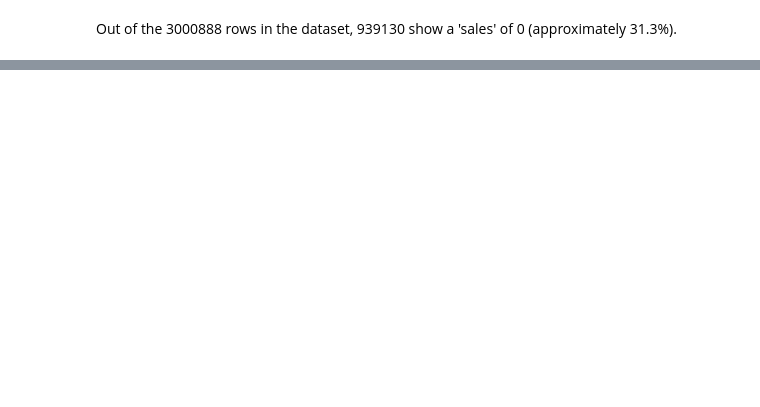
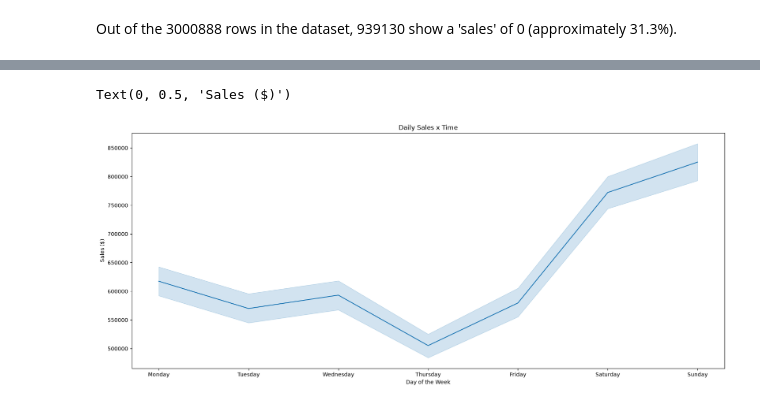
Before and after one commit to nachospreafico/store-sales-forecasting, a Jupyter notebook: notebooks/01_eda.ipynb, the cells around one changed output, grey strips where cells are left out. Saved outputs shown, nothing was run; the diff lists cells and outputs as text; code cells hidden in the pictures; blank space fills up the shorter version.

```diff
--- a/notebooks/01_eda.ipynb
+++ b/notebooks/01_eda.ipynb
@@ -141,0 +234,21 @@ Out of the 3000888 rows in the dataset, 939130 show a 'sales' of 0 (approximatel
+# %%
+sales_by_date["week_day_name"] = sales_by_date["date"].dt.day_name()
+# %%
+sales_by_date["week_day_name"] = pd.Categorical(
+    sales_by_date["week_day_name"],
+    categories=weekday_order,
+    ordered=True
+)
+
+plt.figure(figsize=(20, 8))
+sns.lineplot(
+    data=sales_by_date,
+    x="week_day_name",
+    y="total_sales"
+)
+plt.title("Daily Sales x Time")
+plt.xlabel("Day of the Week")
+plt.ylabel("Sales ($)")
+# %% [output]
+Text(0, 0.5, 'Sales ($)')
+[figure, added]
```
Also changed, not shown: parts of 24 cells of this notebook.
